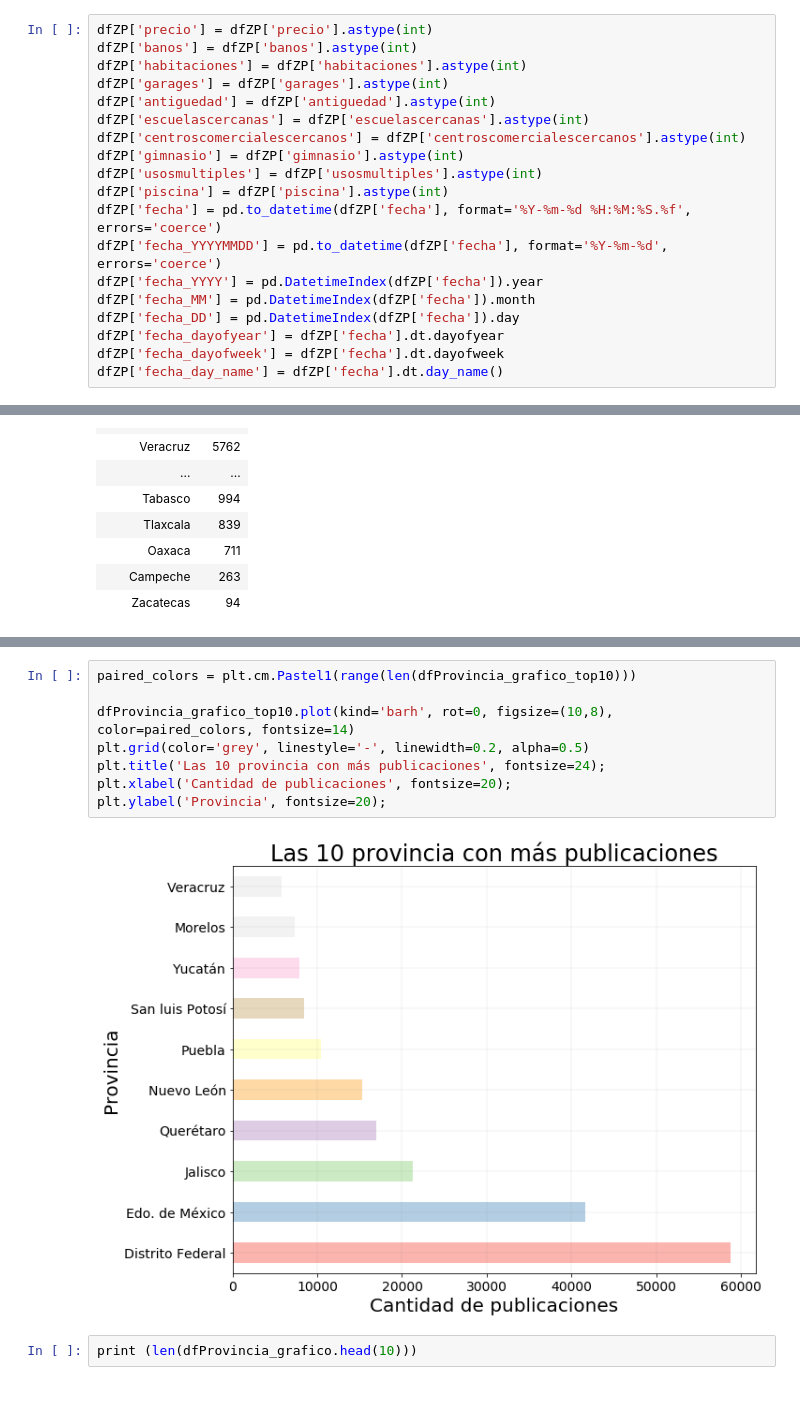
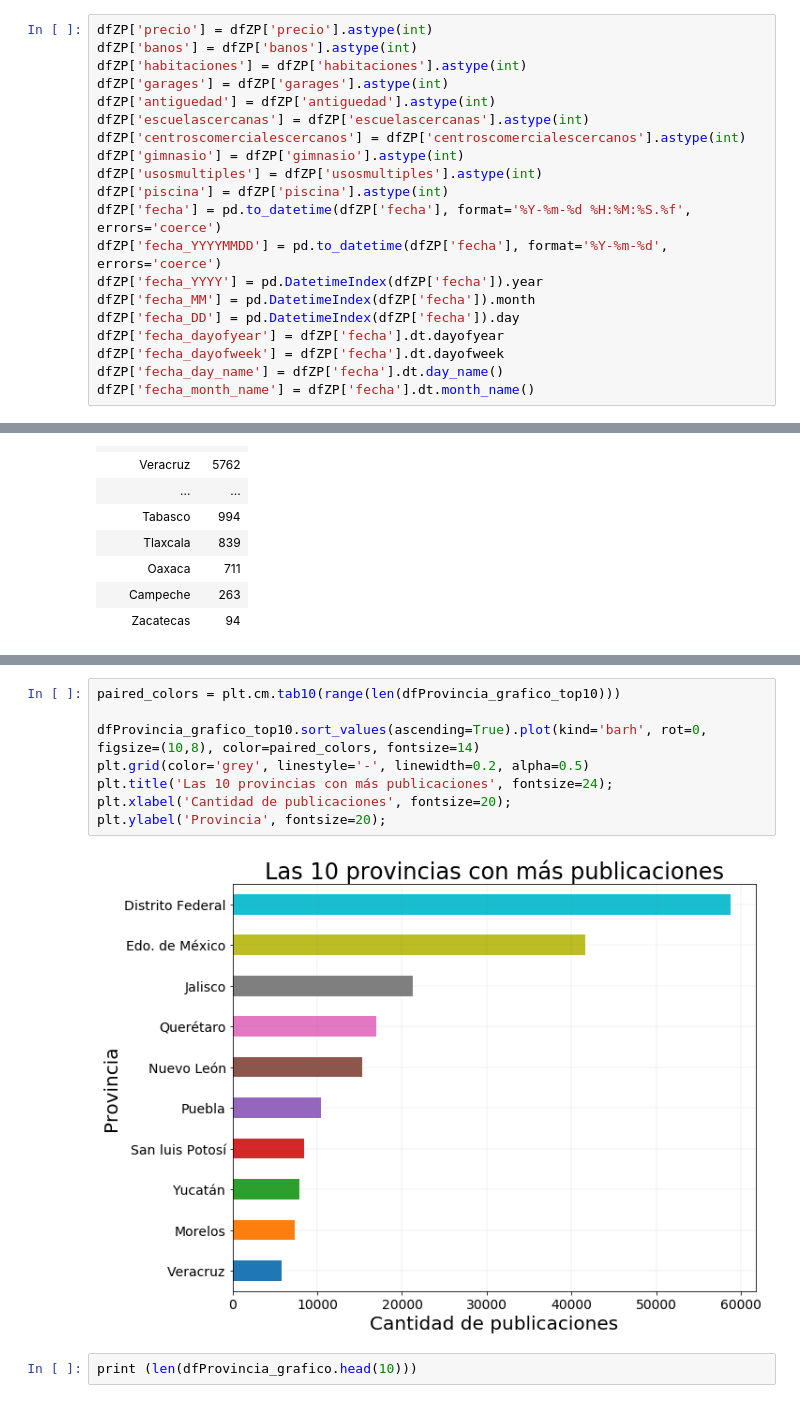
Before and after one commit to cessar5/7506_20192C, a Jupyter notebook: tp1.ipynb, the cells around one changed output, grey strips where cells are left out. Cells and saved outputs as stored; diff of their text form.

```diff
--- a/tp1.ipynb
+++ b/tp1.ipynb
@@ -223,6 +225,7 @@ dfZP['fecha_DD'] = pd.DatetimeIndex(dfZP['fecha']).day
 dfZP['fecha_dayofyear'] = dfZP['fecha'].dt.dayofyear
 dfZP['fecha_dayofweek'] = dfZP['fecha'].dt.dayofweek
 dfZP['fecha_day_name'] = dfZP['fecha'].dt.day_name()
+dfZP['fecha_month_name'] = dfZP['fecha'].dt.month_name()
 # %%
 dfZP.fecha_day_name.unique()
 # %% [output]
@@ -519,13 +543,13 @@ Name: total, dtype: int64
 # %%
-paired_colors = plt.cm.Pastel1(range(len(dfProvincia_grafico_top10)))
+paired_colors = plt.cm.tab10(range(len(dfProvincia_grafico_top10)))
 
-dfProvincia_grafico_top10.plot(kind='barh', rot=0, figsize=(10,8), color=paired_colors, fontsize=14)
+dfProvincia_grafico_top10.sort_values(ascending=True).plot(kind='barh', rot=0, figsize=(10,8), color=paired_colors, fontsize=14)
 plt.grid(color='grey', linestyle='-', linewidth=0.2, alpha=0.5)
-plt.title('Las 10 provincia con más publicaciones', fontsize=24);
+plt.title('Las 10 provincias con más publicaciones', fontsize=24);
 plt.xlabel('Cantidad de publicaciones', fontsize=20);
 plt.ylabel('Provincia', fontsize=20);
 # %% [output]
-[figure, old version]
+[figure, new version]
 # %%
 print (len(dfProvincia_grafico.head(10)))
 # %% [output]
```
Also changed, not shown: parts of 35 cells of this notebook.
